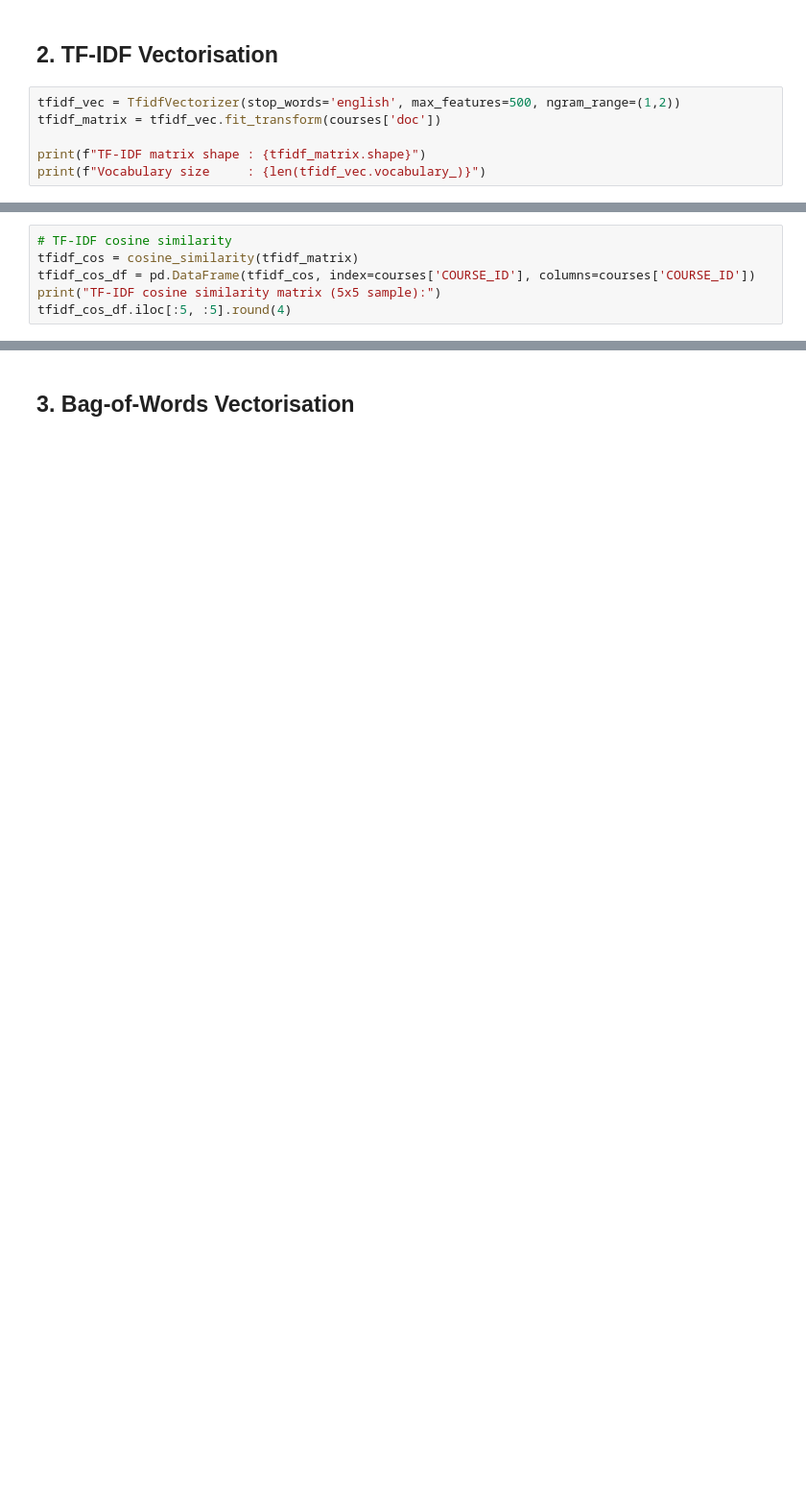
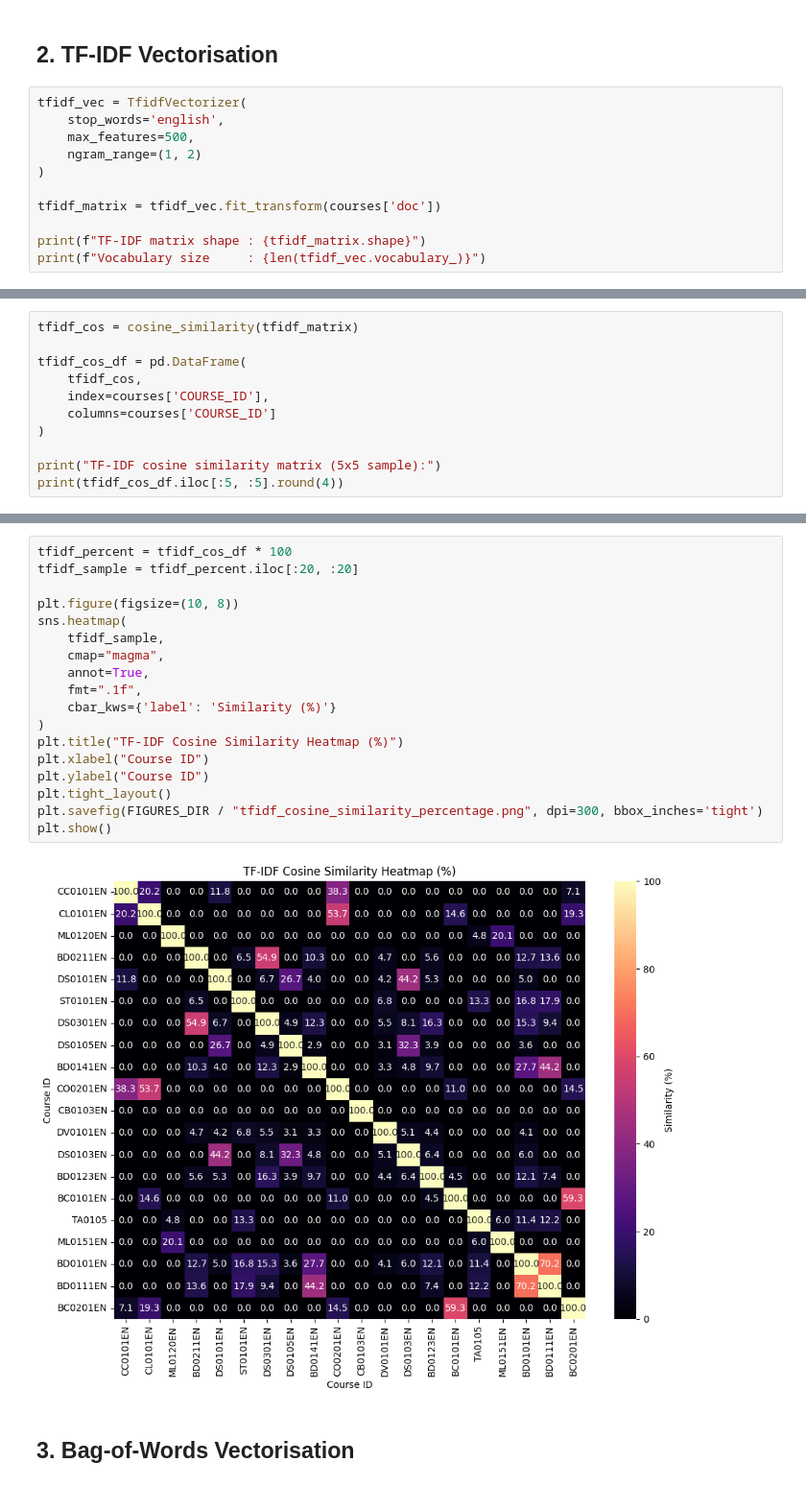
Before and after one commit to Habeeb-sh/course_recommendation_GP, a Jupyter notebook: 02_Content_Based.ipynb, the cells around one changed output, grey strips where cells are left out. Shown at 96% size. Cells and saved outputs as stored; diff of their text form; blank space fills up the shorter version.

```diff
--- a/02_Content_Based.ipynb
+++ b/02_Content_Based.ipynb
@@ -53,7 +98,12 @@ print(courses[['COURSE_ID', 'doc']].head(5).to_string())
 # %% [markdown]
 ## 2. TF-IDF Vectorisation
 # %%
-tfidf_vec = TfidfVectorizer(stop_words='english', max_features=500, ngram_range=(1,2))
+tfidf_vec = TfidfVectorizer(
+    stop_words='english',
+    max_features=500,
+    ngram_range=(1, 2)
+)
+
 tfidf_matrix = tfidf_vec.fit_transform(courses['doc'])
 
 print(f"TF-IDF matrix shape : {tfidf_matrix.shape}")
@@ -63,9 +113,14 @@ TF-IDF matrix shape : (307, 500)
 Vocabulary size     : 500
 # %%
-# TF-IDF cosine similarity
 tfidf_cos = cosine_similarity(tfidf_matrix)
-tfidf_cos_df = pd.DataFrame(tfidf_cos, index=courses['COURSE_ID'], columns=courses['COURSE_ID'])
+
+tfidf_cos_df = pd.DataFrame(
+    tfidf_cos,
+    index=courses['COURSE_ID'],
+    columns=courses['COURSE_ID']
+)
+
 print("TF-IDF cosine similarity matrix (5x5 sample):")
-tfidf_cos_df.iloc[:5, :5].round(4)
+print(tfidf_cos_df.iloc[:5, :5].round(4))
 # %% [output]
 TF-IDF cosine similarity matrix (5x5 sample):
@@ -79,3 +134,23 @@ TF-IDF cosine similarity matrix (5x5 sample):
+# %%
+tfidf_percent = tfidf_cos_df * 100
+tfidf_sample = tfidf_percent.iloc[:20, :20]
+
+plt.figure(figsize=(10, 8))
+sns.heatmap(
+    tfidf_sample,
+    cmap="magma",
+    annot=True,
+    fmt=".1f",
+    cbar_kws={'label': 'Similarity (%)'}
+)
+plt.title("TF-IDF Cosine Similarity Heatmap (%)")
+plt.xlabel("Course ID")
+plt.ylabel("Course ID")
+plt.tight_layout()
+plt.savefig(FIGURES_DIR / "tfidf_cosine_similarity_percentage.png", dpi=300, bbox_inches='tight')
+plt.show()
+# %% [output]
+[figure, added]
 # %% [markdown]
 ## 3. Bag-of-Words Vectorisation
 # %%
```
Also changed, not shown: parts of 20 cells of this notebook, 41 other files.
